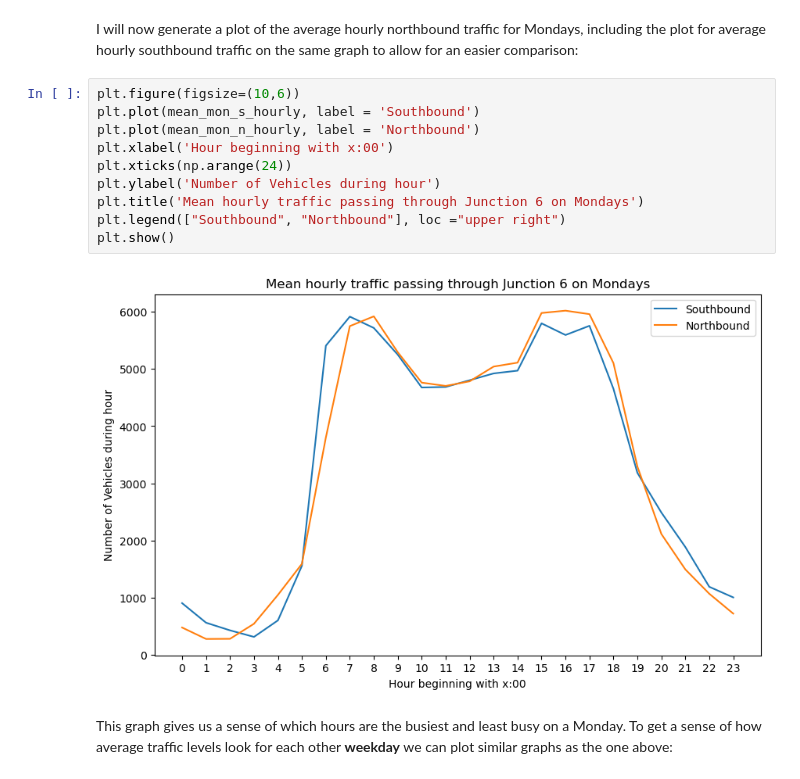
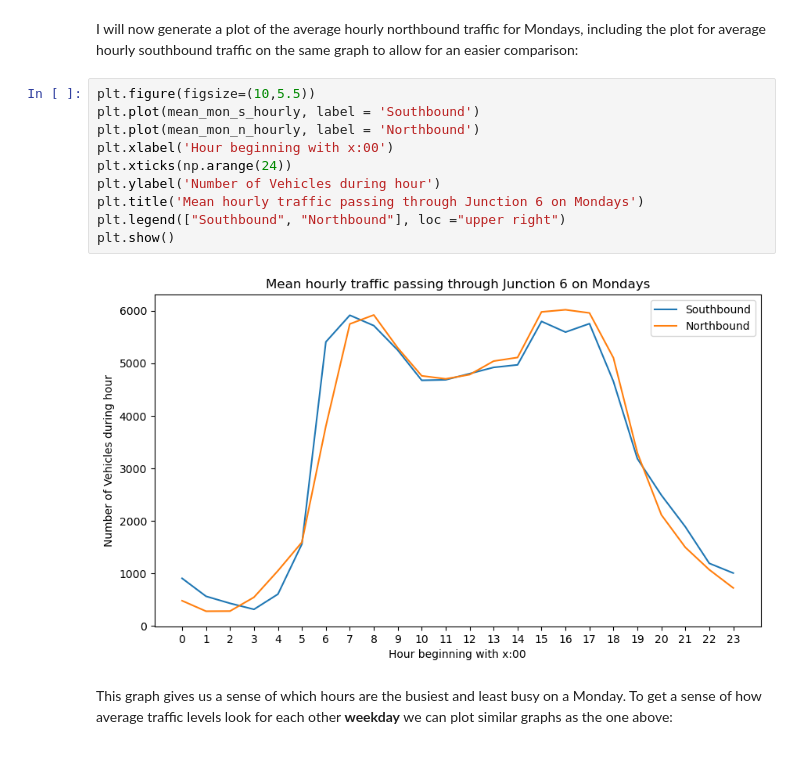
Before and after one commit to jmce22/pfda_project1, a Jupyter notebook: pfda_project1.ipynb, the cells around one changed output. Drawn from its saved outputs; the diff is of its cells as text.

```diff
--- a/pfda_project1.ipynb
+++ b/pfda_project1.ipynb
@@ -143,17 +143,17 @@ The maximum average hourly traffic level on Mondays is 6019.75 and this occurs d
 # %% [markdown]
 I will now generate a plot of the average hourly northbound traffic for Mondays, including the plot for average hourly southbound traffic on the same graph to allow for an easier comparison:
 # %%
-plt.figure(figsize=(10,6))
+plt.figure(figsize=(10,5.5))
 plt.plot(mean_mon_s_hourly, label = 'Southbound')
 plt.plot(mean_mon_n_hourly, label = 'Northbound')
 plt.xlabel('Hour beginning with x:00')
 plt.xticks(np.arange(24))
 plt.ylabel('Number of Vehicles during hour')
 plt.title('Mean hourly traffic passing through Junction 6 on Mondays')
 plt.legend(["Southbound", "Northbound"], loc ="upper right")
 plt.show()
 # %% [output]
-[figure, old version]
+[figure, new version]
 # %% [markdown]
 This graph gives us a sense of which hours are the busiest and least busy on a Monday. To get a sense of how average traffic levels look for each other **weekday** we can plot similar graphs as the one above:
 # %%
```
Also changed, not shown: parts of 12 cells of this notebook.
